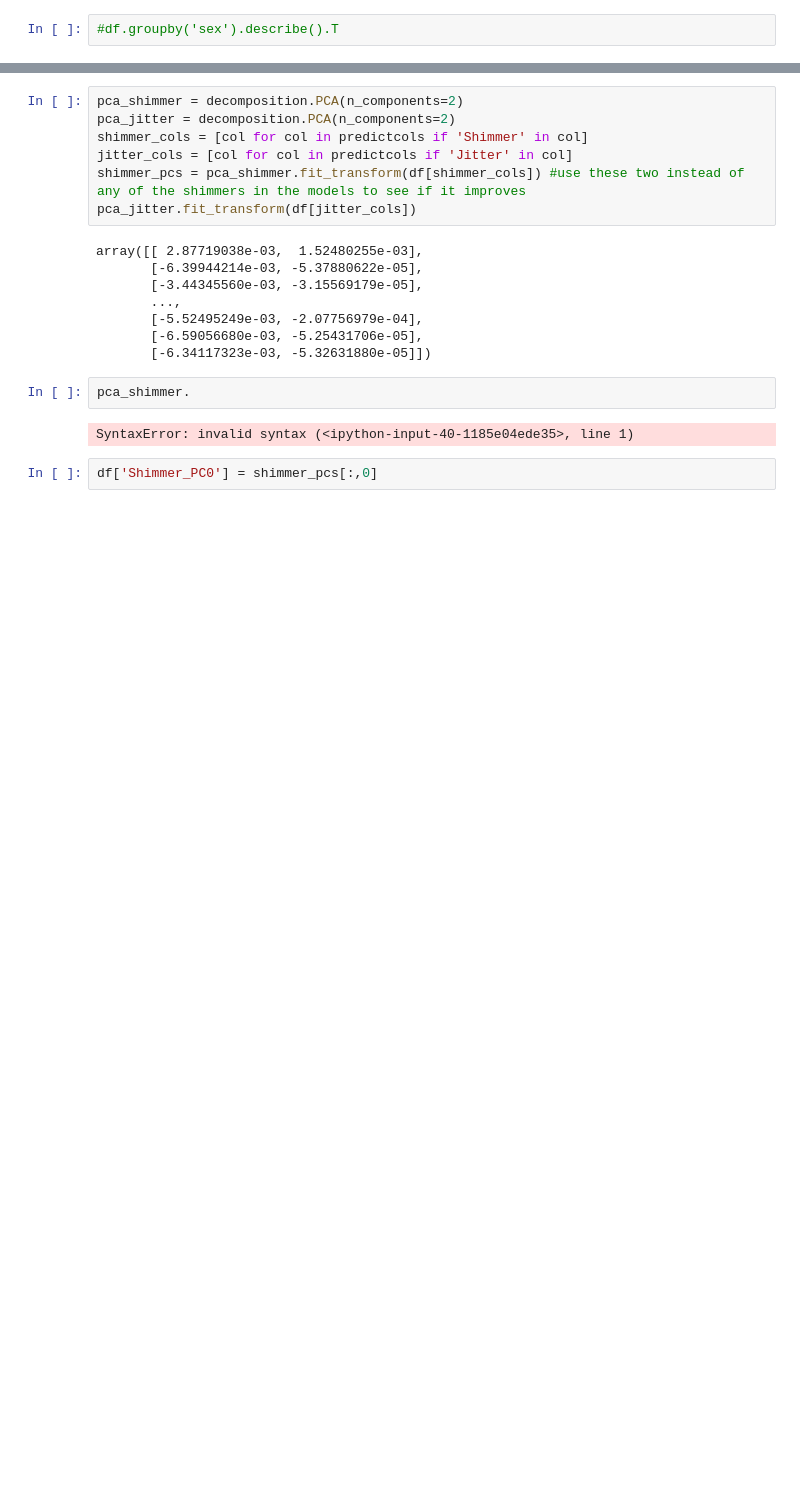
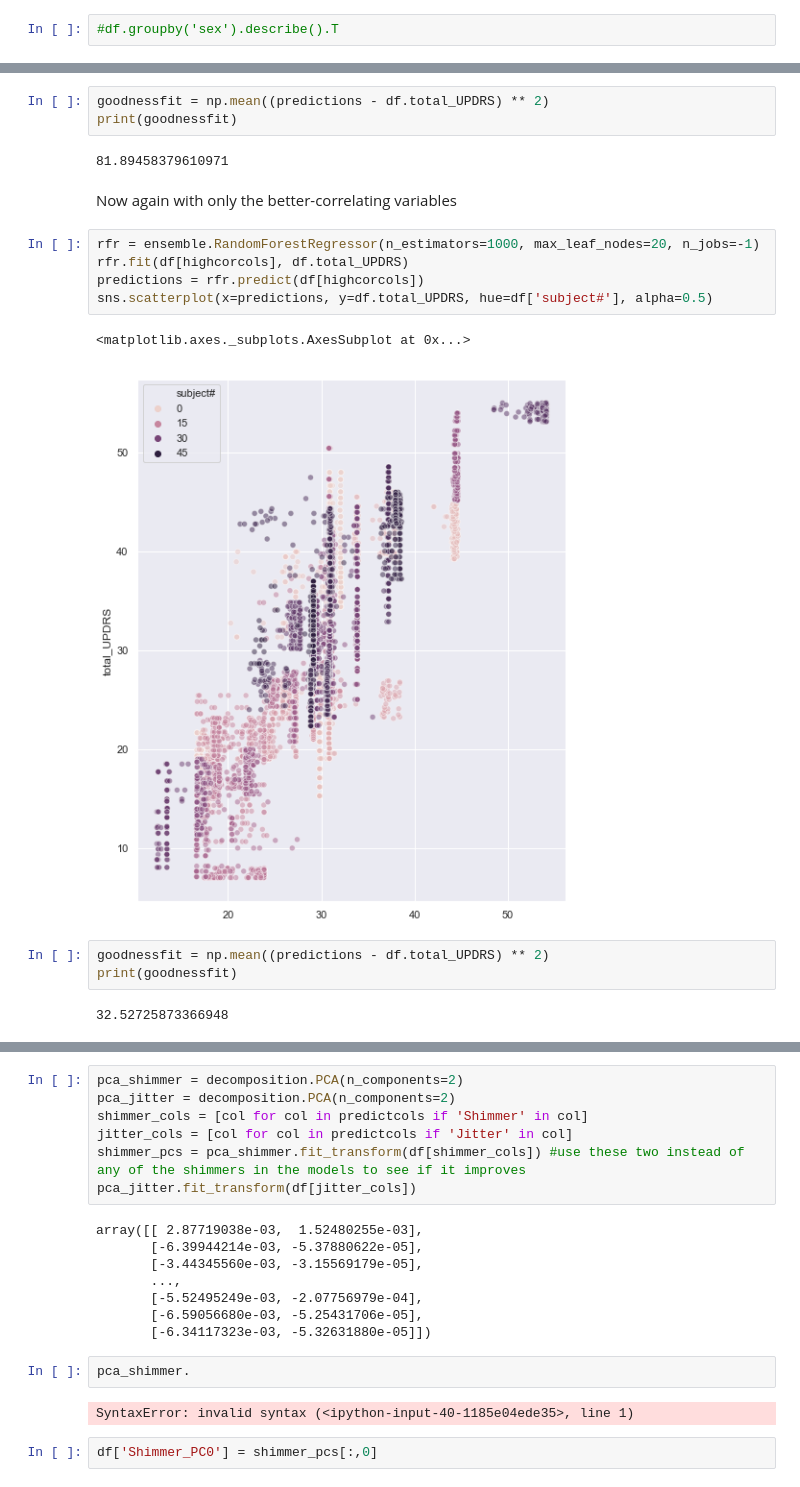
Before and after one commit to pchis/Parkinson-s-Data-Exploration, a Jupyter notebook: Parkinsons Exploration.ipynb, the cells around one changed output, grey strips where cells are left out. Drawn from its saved outputs; the diff is of its cells as text; blank space fills up the shorter version.

```diff
--- a/Parkinsons Exploration.ipynb
+++ b/Parkinsons Exploration.ipynb
@@ -205,0 +246,20 @@ Name: total_UPDRS, dtype: float64
+# %%
+goodnessfit = np.mean((predictions - df.total_UPDRS) ** 2)
+print(goodnessfit)
+# %% [output]
+81.89458379610971
+# %% [markdown]
+Now again with only the better-correlating variables
+# %%
+rfr = ensemble.RandomForestRegressor(n_estimators=1000, max_leaf_nodes=20, n_jobs=-1)
+rfr.fit(df[highcorcols], df.total_UPDRS)
+predictions = rfr.predict(df[highcorcols])
+sns.scatterplot(x=predictions, y=df.total_UPDRS, hue=df['subject#'], alpha=0.5)
+# %% [output]
+<matplotlib.axes._subplots.AxesSubplot at 0x...>
+[figure, added]
+# %%
+goodnessfit = np.mean((predictions - df.total_UPDRS) ** 2)
+print(goodnessfit)
+# %% [output]
+32.52725873366948
```
Also changed, not shown: parts of 36 cells of this notebook.
